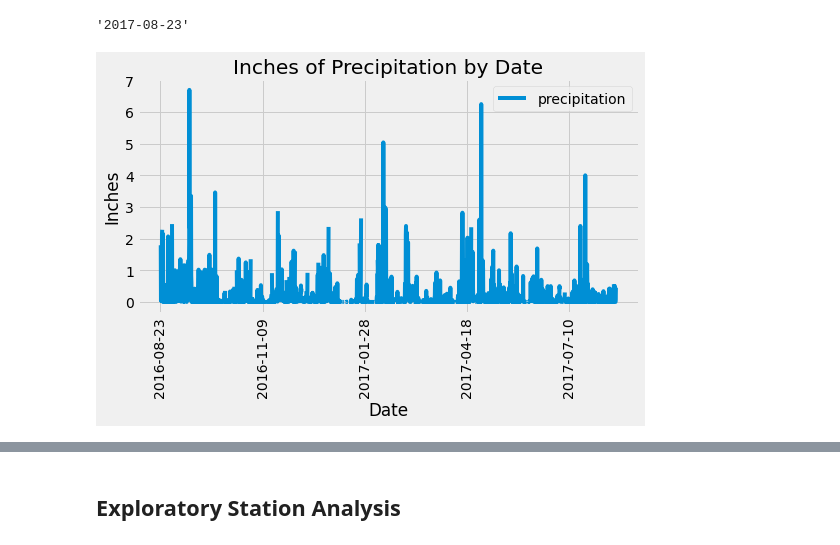
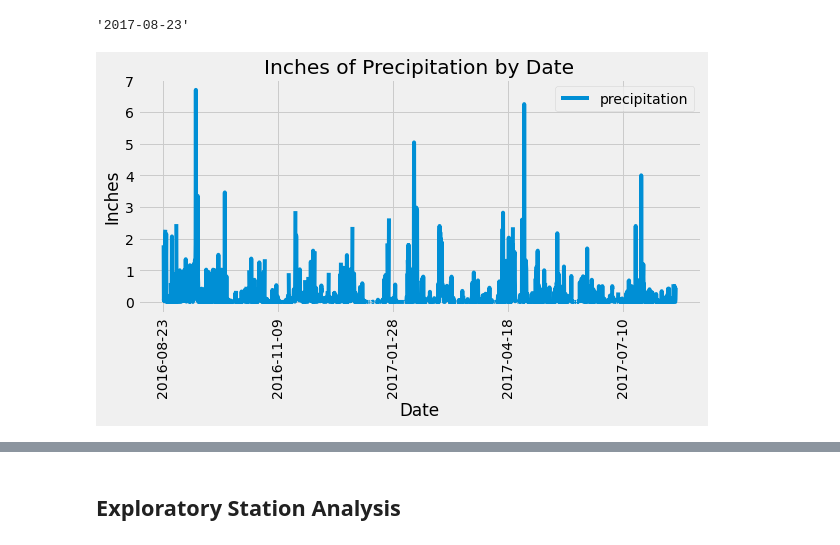
Before and after one commit to JonWeber0328/sqlalchemy-challenge, a Jupyter notebook: SQLAlchemy.ipynb, the cells around one changed output, grey strips where cells are left out. Drawn from its saved outputs; the diff is of its cells as text; code cells hidden in the pictures.

```diff
--- a/SQLAlchemy.ipynb
+++ b/SQLAlchemy.ipynb
@@ -53,37 +53,34 @@ most_recent
 # Design a query to retrieve the last 12 months of precipitation data and plot the results.
 # Starting from the most recent data point in the database.
 most_recent = dt.datetime.strptime('2017-08-23', '%Y-%m-%d').date()
 #most_recent #2017-08-23
 
 # Calculate the date one year from the last date in data set.
 year_ago = most_recent - dt.timedelta(days=365)
 #year_ago #2016-08-23
 
 # Perform a query to retrieve the data and precipitation scores
 results = session.query(Measurement.date, Measurement.prcp).\
         filter(func.strftime('%Y-%m-%d', Measurement.date) >= year_ago)
 #results
 
- # Close Session
-session.close()
-
 # Save the query results as a Pandas DataFrame and set the index to the date column
 df = pd.DataFrame(results, columns=['date', 'precipitation'])
 df = df.set_index('date')
 #df
 
 # Sort the dataframe by date
 df = df.sort_values(by='date')
 #df
 
 # Use Pandas Plotting with Matplotlib to plot the data
-df.plot(rot=90, figsize=(8,4))
+df.plot(rot=90, figsize=(9,4))
 
 plt.title('Inches of Precipitation by Date')
 plt.xlabel('Date')
 plt.ylabel('Inches')
 plt.show()
 # %% [output]
-[figure, old version]
+[figure, new version]
 # %%
 # Use Pandas to calcualte the summary statistics for the precipitation data
```
Also changed, not shown: parts of 3 cells of this notebook.
